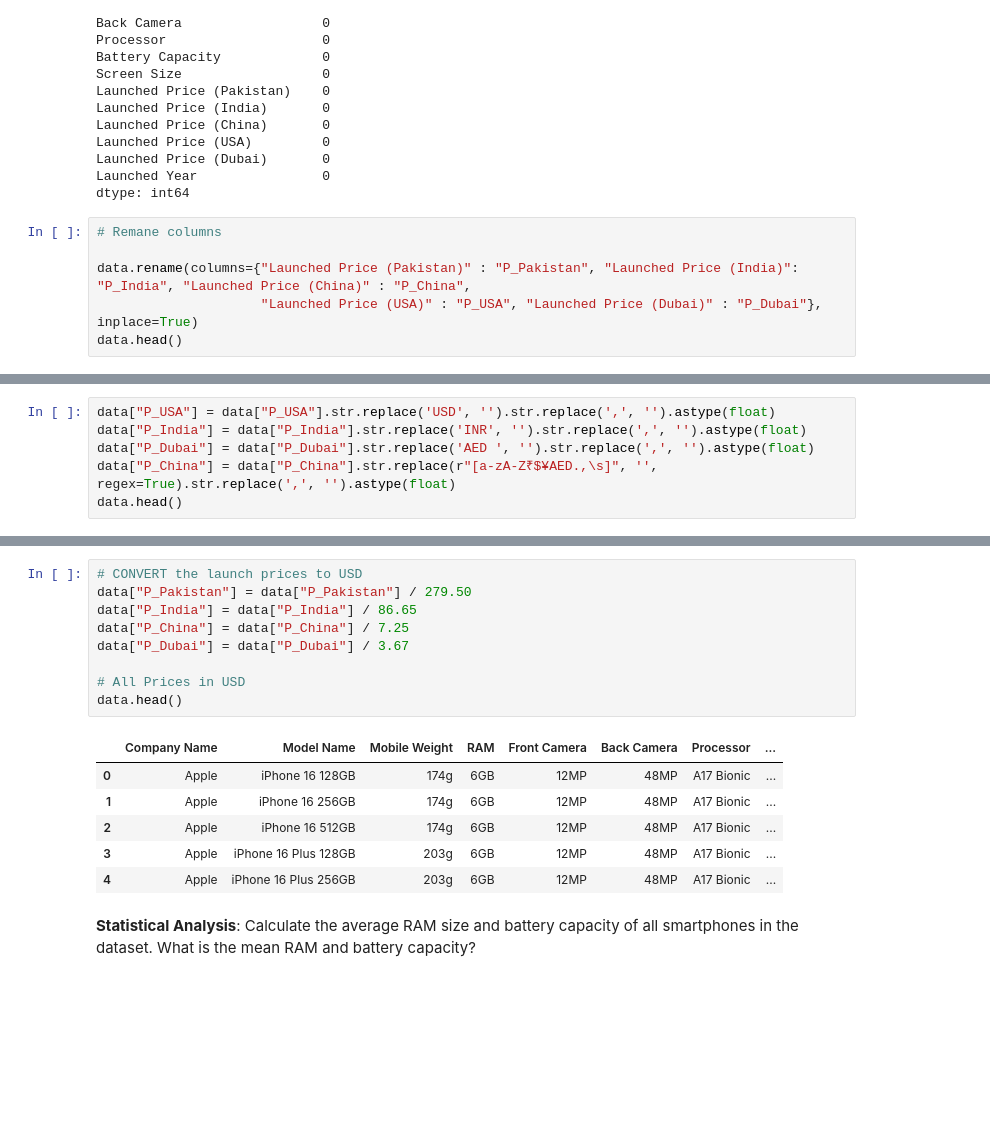
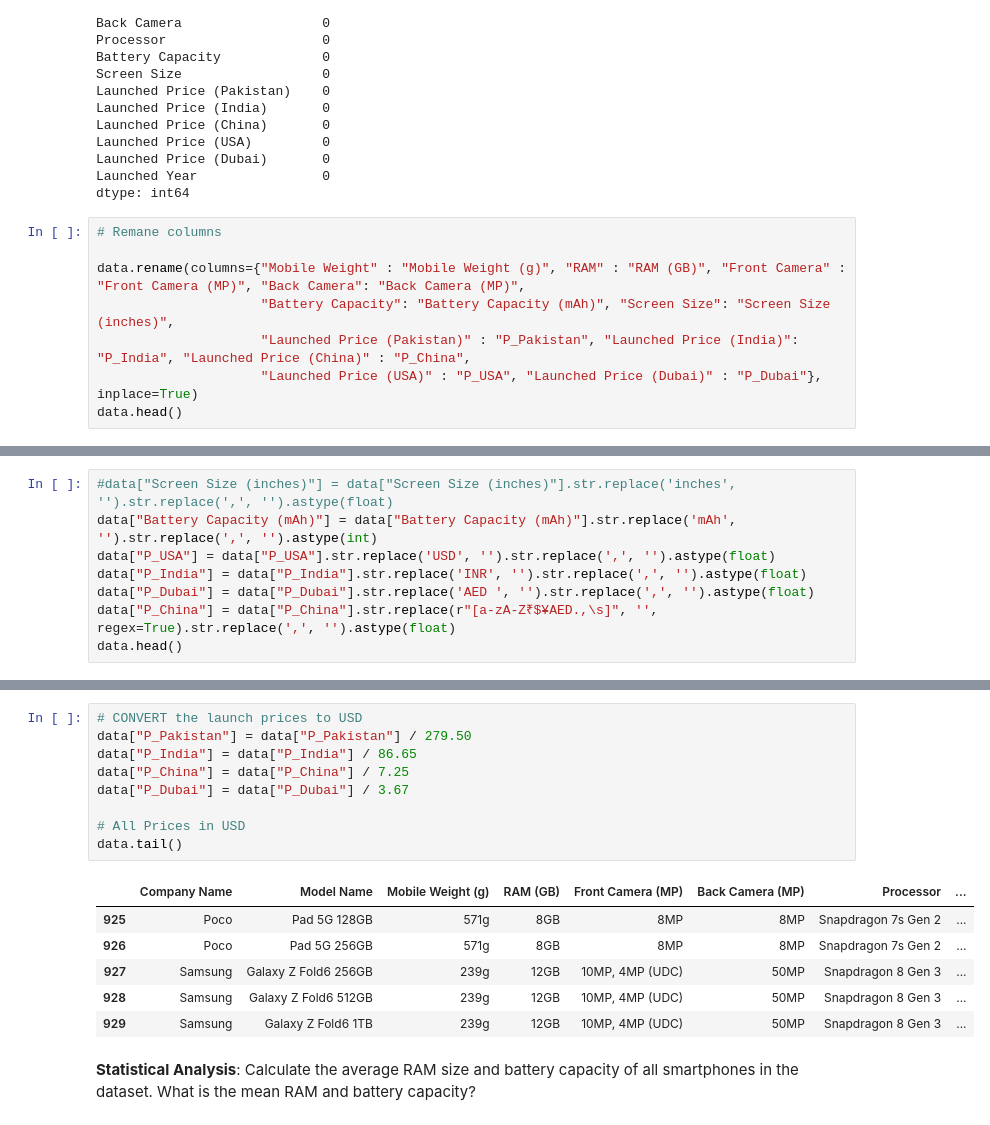
Before and after one commit to NaftalyMurimi/Data-Works, a Jupyter notebook: Mobile Dataset/Mobile Dataset Analysis.ipynb, the cells around one changed output, grey strips where cells are left out. Saved outputs shown, nothing was run; the diff lists cells and outputs as text; blank space fills up the shorter version.

Commit message:
Working on mobile data set

```diff
--- a/Mobile Dataset/Mobile Dataset Analysis.ipynb
+++ b/Mobile Dataset/Mobile Dataset Analysis.ipynb
@@ -80,7 +81,9 @@ dtype: int64
 # %%
 # Remane columns
 
-data.rename(columns={"Launched Price (Pakistan)" : "P_Pakistan", "Launched Price (India)": "P_India", "Launched Price (China)" : "P_China",
+data.rename(columns={"Mobile Weight" : "Mobile Weight (g)", "RAM" : "RAM (GB)", "Front Camera" : "Front Camera (MP)", "Back Camera": "Back Camera (MP)",
+                     "Battery Capacity": "Battery Capacity (mAh)", "Screen Size": "Screen Size (inches)",
+                     "Launched Price (Pakistan)" : "P_Pakistan", "Launched Price (India)": "P_India", "Launched Price (China)" : "P_China",
                      "Launched Price (USA)" : "P_USA", "Launched Price (Dubai)" : "P_Dubai"}, inplace=True)
 data.head()
 # %% [output]
@@ -91,6 +94,8 @@ data.head()
 | 3 | Apple | iPhone 16 Plus 128GB | 203g | 6GB | 12MP | 48MP | A17 Bionic | ... |
 | 4 | Apple | iPhone 16 Plus 256GB | 203g | 6GB | 12MP | 48MP | A17 Bionic | ... |
 # %%
+#data["Screen Size (inches)"] = data["Screen Size (inches)"].str.replace('inches', '').str.replace(',', '').astype(float)
+data["Battery Capacity (mAh)"] = data["Battery Capacity (mAh)"].str.replace('mAh', '').str.replace(',', '').astype(int)
 data["P_USA"] = data["P_USA"].str.replace('USD', '').str.replace(',', '').astype(float)
 data["P_India"] = data["P_India"].str.replace('INR', '').str.replace(',', '').astype(float)
 data["P_Dubai"] = data["P_Dubai"].str.replace('AED ', '').str.replace(',', '').astype(float)
@@ -142,18 +147,18 @@ dtype: object
 # %%
 # CONVERT the launch prices to USD
 data["P_Pakistan"] = data["P_Pakistan"] / 279.50
 data["P_India"] = data["P_India"] / 86.65
 data["P_China"] = data["P_China"] / 7.25
 data["P_Dubai"] = data["P_Dubai"] / 3.67
 
 # All Prices in USD
-data.head()
+data.tail()
 # %% [output]
-|  | Company Name | Model Name | Mobile Weight | RAM | Front Camera | Back Camera | Processor | ... |
-| 0 | Apple | iPhone 16 128GB | 174g | 6GB | 12MP | 48MP | A17 Bionic | ... |
-| 1 | Apple | iPhone 16 256GB | 174g | 6GB | 12MP | 48MP | A17 Bionic | ... |
-| 2 | Apple | iPhone 16 512GB | 174g | 6GB | 12MP | 48MP | A17 Bionic | ... |
-| 3 | Apple | iPhone 16 Plus 128GB | 203g | 6GB | 12MP | 48MP | A17 Bionic | ... |
-| 4 | Apple | iPhone 16 Plus 256GB | 203g | 6GB | 12MP | 48MP | A17 Bionic | ... |
+|  | Company Name | Model Name | Mobile Weight (g) | RAM (GB) | Front Camera (MP) | Back Camera (MP) | Processor | ... |
+| 925 | Poco | Pad 5G 128GB | 571g | 8GB | 8MP | 8MP | Snapdragon 7s Gen 2 | ... |
+| 926 | Poco | Pad 5G 256GB | 571g | 8GB | 8MP | 8MP | Snapdragon 7s Gen 2 | ... |
+| 927 | Samsung | Galaxy Z Fold6 256GB | 239g | 12GB | 10MP, 4MP (UDC) | 50MP | Snapdragon 8 Gen 3 | ... |
+| 928 | Samsung | Galaxy Z Fold6 512GB | 239g | 12GB | 10MP, 4MP (UDC) | 50MP | Snapdragon 8 Gen 3 | ... |
+| 929 | Samsung | Galaxy Z Fold6 1TB | 239g | 12GB | 10MP, 4MP (UDC) | 50MP | Snapdragon 8 Gen 3 | ... |
 # %% [markdown]
 **Statistical Analysis**: Calculate the average RAM size and battery capacity of all smartphones in the dataset. What is the mean RAM and battery capacity?
```
Also changed, not shown: parts of 16 cells of this notebook.
